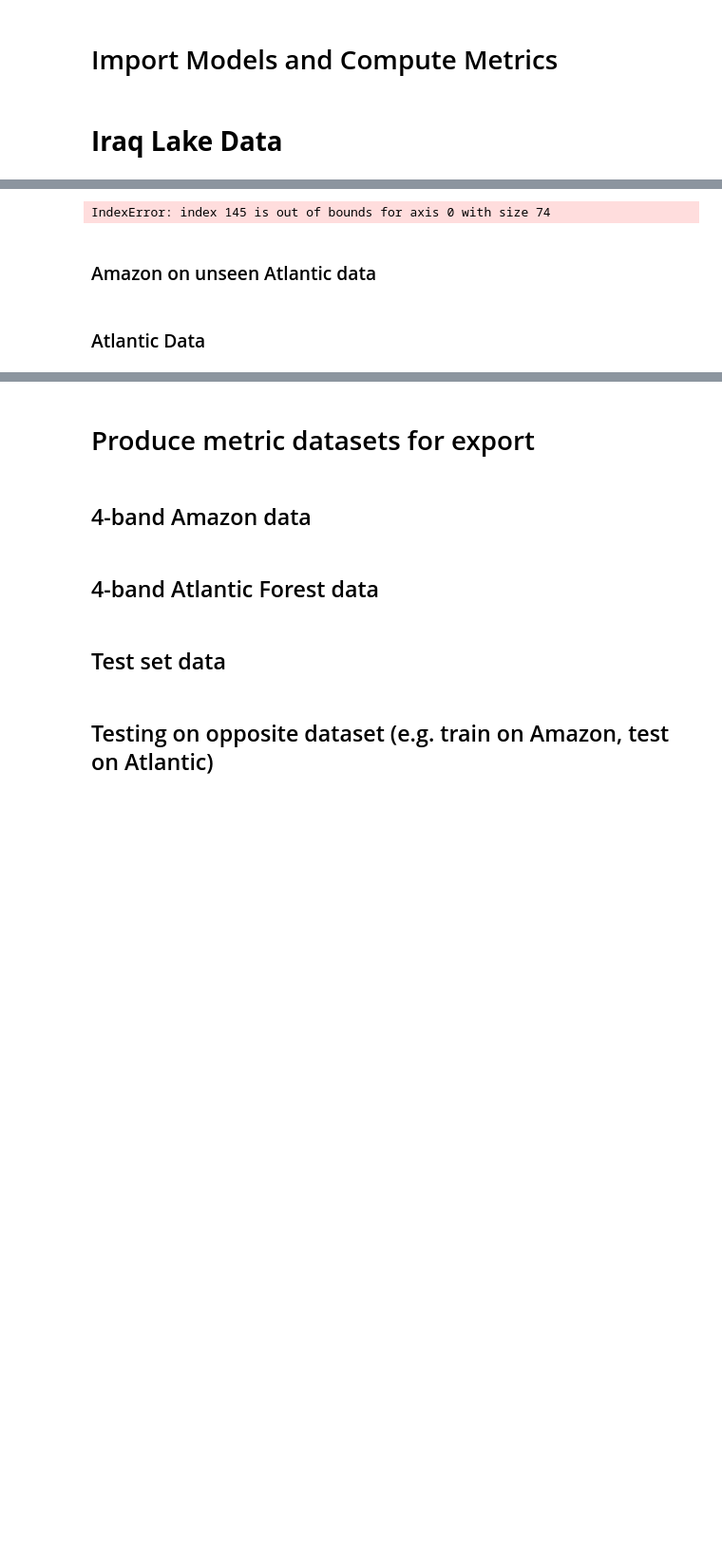
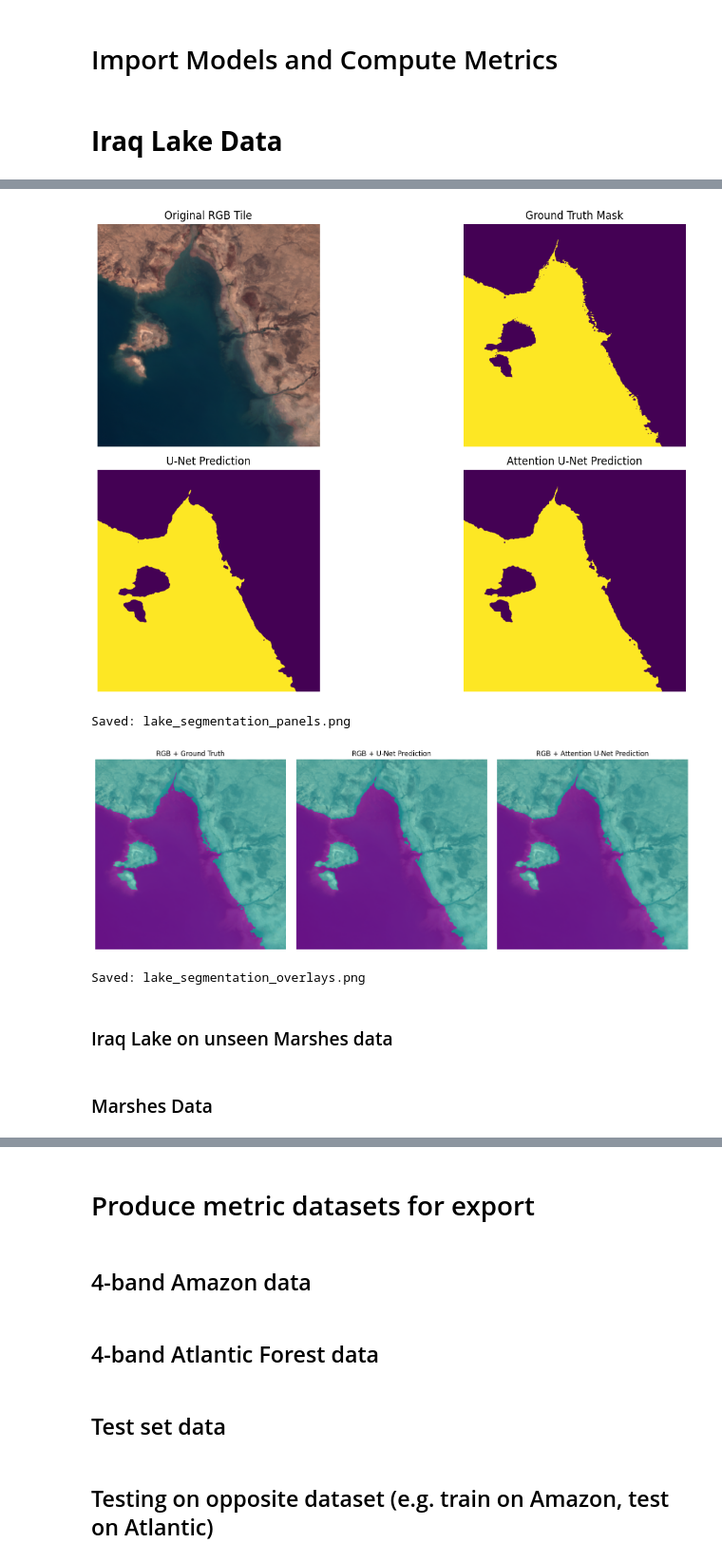
Before and after one commit to robotics-hana/Hana_changingworkingcopyto512, a Jupyter notebook: working215changingto500.ipynb, the cells around one changed output, grey strips where cells are left out. Shown at 95% size. Cells and saved outputs as stored; diff of their text form; code cells hidden in the pictures; blank space fills up the shorter version.

```diff
--- a/working215changingto500.ipynb
+++ b/working215changingto500.ipynb
@@ -1440,28 +1443,9 @@ Attention U-Net F1-score:  0.9946771823713718
 # %%
-# ==========================================
-# IMPORTS
-# ==========================================
-import numpy as np
-import matplotlib.pyplot as plt
-from tensorflow.keras.models import load_model
 
-# ==========================================
-# LOAD MODELS (from your Drive or local)
-# ==========================================
-unet_4d = load_model('/content/drive/MyDrive/Diss/unet-4band-lakes.keras')
-attention_unet_4d = load_model('/content/drive/MyDrive/Diss/unet-attention-4band-lakes.keras')
-
-print("Models loaded successfully.")
-
-# ==========================================
-# USE YOUR REAL VARIABLE NAMES
-# validation_images2 = your images
-# validation_masks2  = your masks
-# ==========================================
 
 # Convert lists to numpy arrays if needed
-validation_images2 = np.array(validation_images2)   # shape: (N,256,256,4)
-validation_masks2  = np.array(validation_masks2)    # shape: (N,256,256,1)
+validation_images2 = np.array(validation_images2)
+validation_masks2  = np.array(validation_masks2)
 
 print("Validation data:", validation_images2.shape, validation_masks2.shape)
 
@@ -1483,7 +1467,7 @@ def overlay(rgb, mask_bin, alpha=0.4):
 # ==========================================
 # PICK TILE INDEX (CHANGE THIS)
 # ==========================================
-tile_idx = 145
+tile_idx = 66
 
 tile_img = validation_images2[tile_idx]          # (256,256,4)
 tile_mask = validation_masks2[tile_idx, ..., 0]  # (256,256)
@@ -1560,6 +1546,9 @@ Validation data: (74, 512, 512, 4) (74, 512, 512, 1)
+[figure, added]
-IndexError: index 145 is out of bounds for axis 0 with size 74
+Saved: lake_segmentation_panels.png
+[figure, added]
+Saved: lake_segmentation_overlays.png
 # %% [markdown]
-### Amazon on unseen Atlantic data
+### Iraq Lake on unseen Marshes data
 # %%
 # Score
 unet_amazon_on_atlantic_score = score_eval2(unet_4d, validation_images3+test_images3, validation_masks3+test_masks3)
@@ -1590,7 +1579,7 @@ print('Attention U-Net recall: ', np.mean(am_unet_amazon_on_atlantic_recall), np
 print('U-Net F1-score: ', unet_amazon_on_atlantic_f1_score)
 print('Attention U-Net F1-score: ', am_unet_amazon_on_atlantic_f1_score)
 # %% [markdown]
-### Atlantic Data
+### Marshes Data
 # %%
 # Load 4-dim models and history stats
 attention_unet_4d_atlantic = load_model('unet-attention-4d-atlantic.keras')
```
Also changed, not shown: parts of 17 cells of this notebook.
